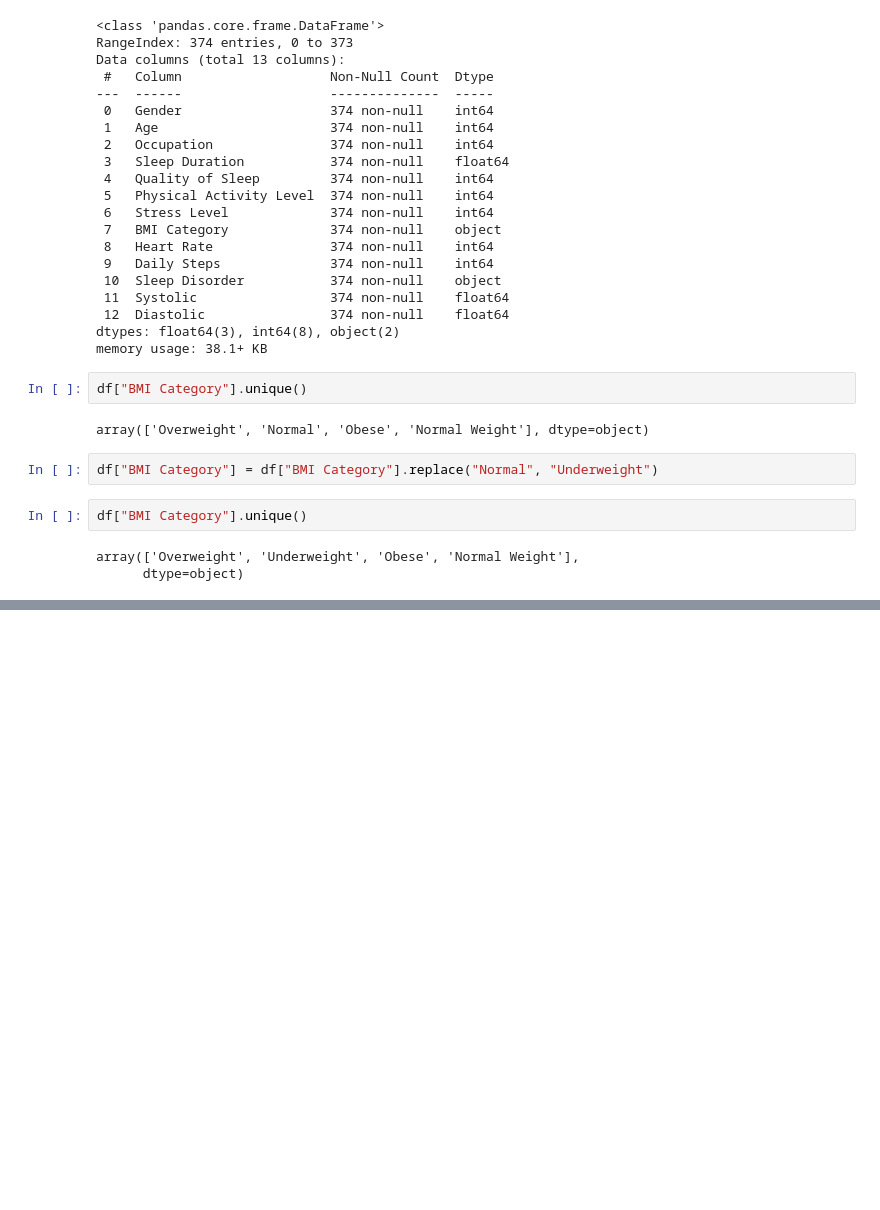
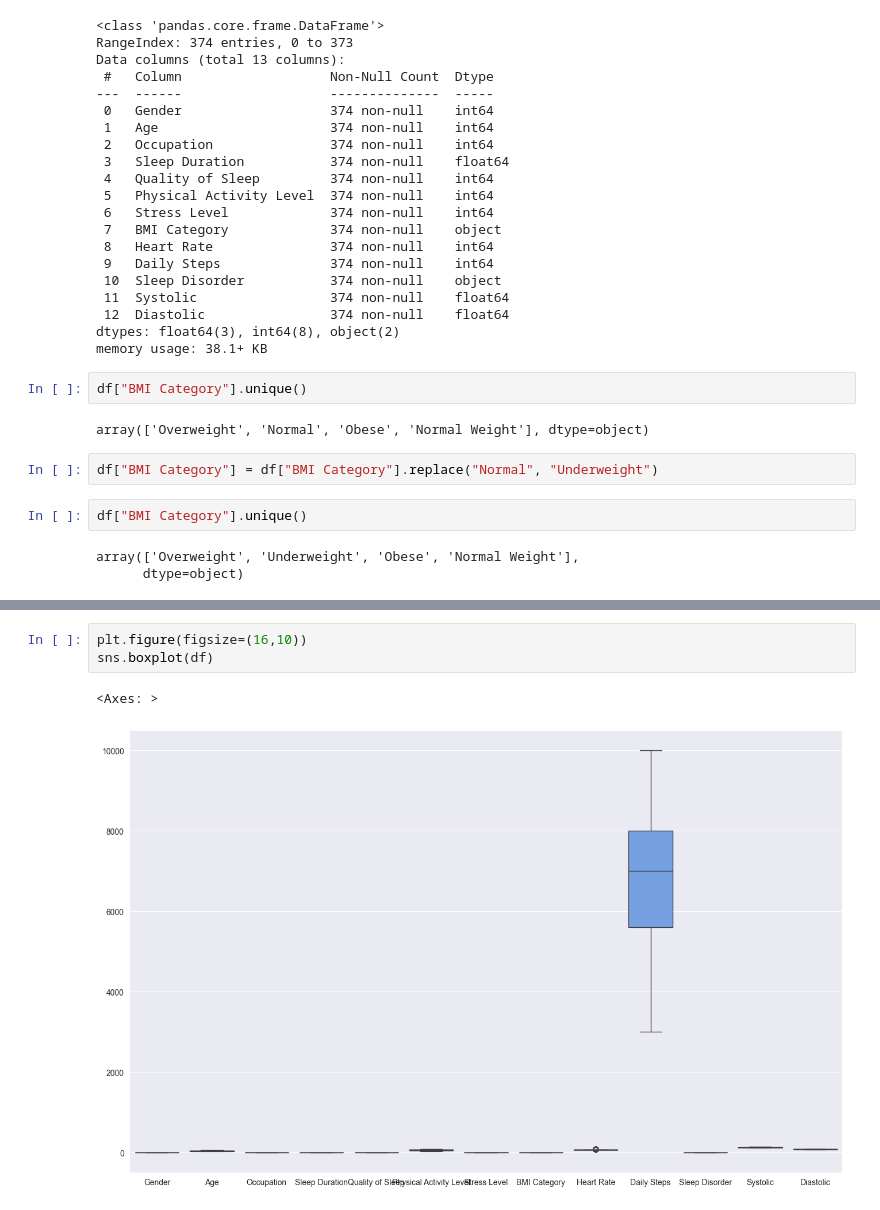
Before and after one commit to Ahmet-Ruchan/ML-Core, a Jupyter notebook: Core/Data Science/Sleep Health and Lifestyle Prediction/Sleep_Healthy.ipynb, the cells around one changed output, grey strips where cells are left out. Saved outputs shown, nothing was run; the diff lists cells and outputs as text; blank space fills up the shorter version.

```diff
--- a/Core/Data Science/Sleep Health and Lifestyle Prediction/Sleep_Healthy.ipynb
+++ b/Core/Data Science/Sleep Health and Lifestyle Prediction/Sleep_Healthy.ipynb
@@ -455,0 +546,6 @@ array(['Overweight', 'Underweight', 'Obese', 'Normal Weight'],
+# %%
+plt.figure(figsize=(16,10))
+sns.boxplot(df)
+# %% [output]
+<Axes: >
+[figure, added]
```
Also changed, not shown: parts of 40 cells of this notebook.
